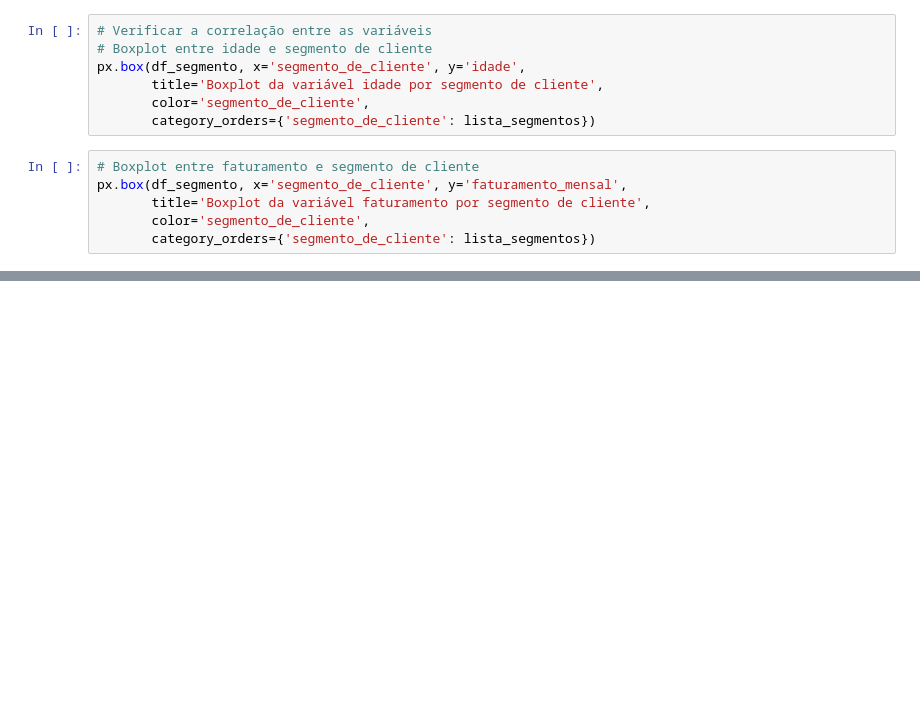
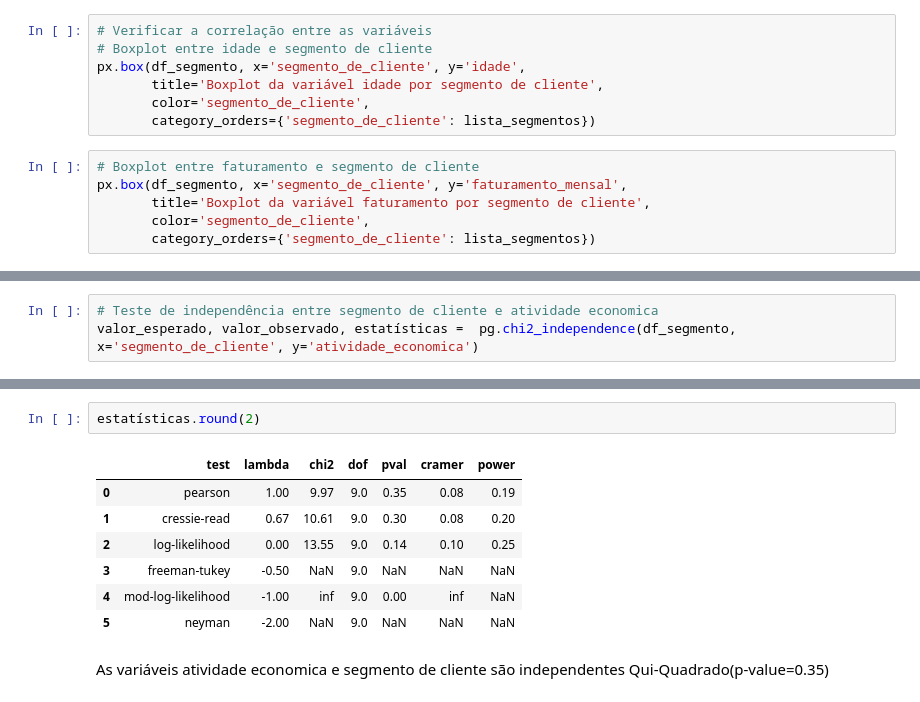
Before and after one commit to srmatheusmaciel/classificacao_arvore_decisao, a Jupyter notebook: classificacao_segmento_empresa.ipynb, the cells around one changed output, grey strips where cells are left out. Saved outputs shown, nothing was run; the diff lists cells and outputs as text; blank space fills up the shorter version.

```diff
--- a/classificacao_segmento_empresa.ipynb
+++ b/classificacao_segmento_empresa.ipynb
@@ -168,0 +223,3 @@ px.box(df_segmento, x='segmento_de_cliente', y='faturamento_mensal',
+# %%
+# Teste de independência entre segmento de cliente e atividade economica
+valor_esperado, valor_observado, estatísticas =  pg.chi2_independence(df_segmento, x='segmento_de_cliente', y='atividade_economica')
@@ -168,0 +258,13 @@ px.box(df_segmento, x='segmento_de_cliente', y='faturamento_mensal',
+# %%
+estatísticas.round(2)
+# %% [output]
+|  | test | lambda | chi2 | dof | pval | cramer | power |
+| 0 | pearson | 1.00 | 9.97 | 9.0 | 0.35 | 0.08 | 0.19 |
+| 1 | cressie-read | 0.67 | 10.61 | 9.0 | 0.30 | 0.08 | 0.20 |
+| 2 | log-likelihood | 0.00 | 13.55 | 9.0 | 0.14 | 0.10 | 0.25 |
+| 3 | freeman-tukey | -0.50 | NaN | 9.0 | NaN | NaN | NaN |
+| 4 | mod-log-likelihood | -1.00 | inf | 9.0 | 0.00 | inf | NaN |
+| 5 | neyman | -2.00 | NaN | 9.0 | NaN | NaN | NaN |
+# %% [markdown]
+As variáveis atividade economica e segmento de cliente são independentes
+Qui-Quadrado(p-value=0.35)
```
Also changed, not shown: parts of 13 cells of this notebook.
